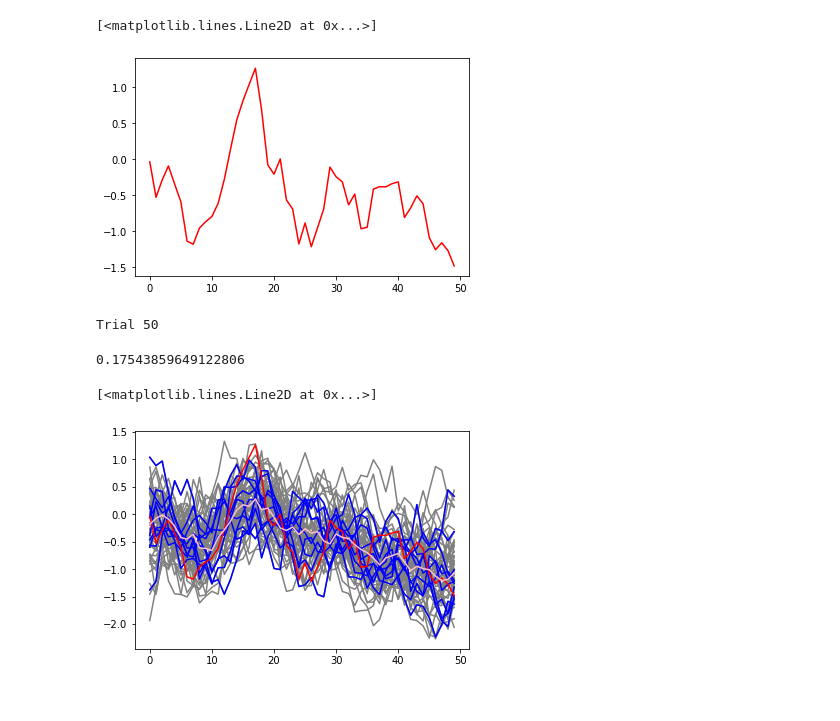
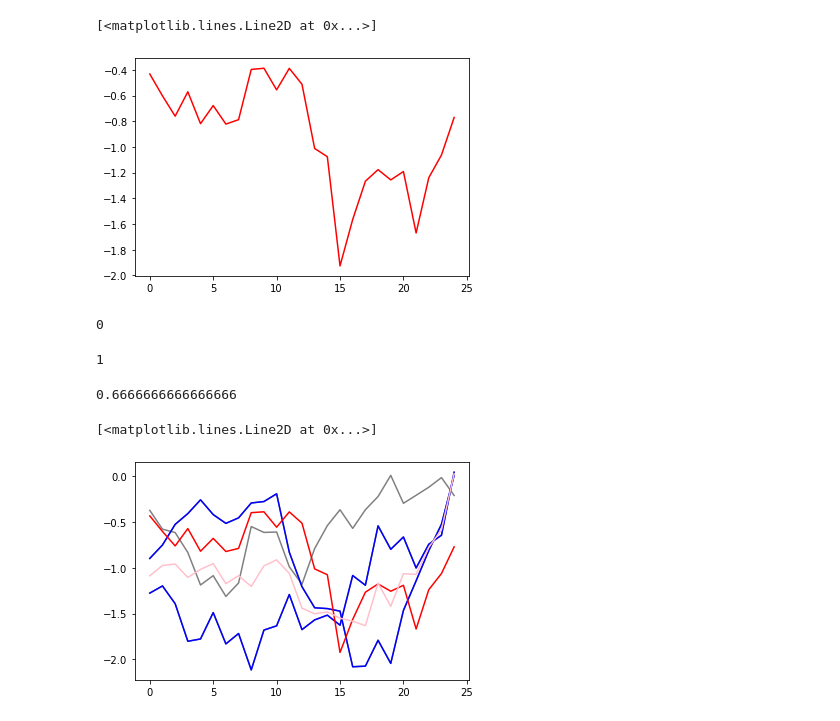
Before and after one commit to JTT94/EnsembleRejectionSampling, a Jupyter notebook: notebooks/StoVol.ipynb, the cells around one changed output. Saved outputs shown, nothing was run; the diff lists cells and outputs as text; code cells hidden in the pictures.

```diff
--- a/notebooks/StoVol.ipynb
+++ b/notebooks/StoVol.ipynb
@@ -10,7 +10,7 @@ sys.path.append('..')
 from ers.base import ERS
 from ers.models import StoVol
 # %%
-T = 50
+T = 25
 alpha=0.95
 beta=0.7
 sv=0.3
@@ -30,27 +30,28 @@ for t in np.arange(1,T):
 plt.plot(xtrue, color = 'red')
 # %% [output]
 [<matplotlib.lines.Line2D at 0x...>]
-[figure, old version]
+[figure, new version]
 # %%
-n_samples = 10
-acccepted_x, cand_x, n_trial = stovol(n_samples=n_samples, n_particles=2500, T=T, y=y)
+n_samples = 2
+accepted_x, cand_x, n_trial = stovol.sample_n(n_samples=n_samples, n_particles=2500, T=T, y=y)
 # %% [output]
-Trial 50
+0
+1
 # %%
 n_samples/ n_trial
 # %% [output]
-0.17543859649122806
+0.6666666666666666
 # %%
-average_x = np.mean(acccepted_x, axis=0)
+average_x = np.mean(accepted_x, axis=0)
 # %%
 for i in range(cand_x.shape[0]):
     plt.plot(cand_x[i,:,0], color = 'gray')
 
-for i in range(acccepted_x.shape[0]):
-    plt.plot(acccepted_x[i,:,0], color = 'blue')
+for i in range(accepted_x.shape[0]):
+    plt.plot(accepted_x[i,:,0], color = 'blue')
 
 plt.plot(xtrue, color = 'red')
 plt.plot(average_x, color = 'pink')
 # %% [output]
 [<matplotlib.lines.Line2D at 0x...>]
-[figure, old version]
+[figure, new version]
```
Also changed, not shown: parts of 7 cells of this notebook, 7 other files.
